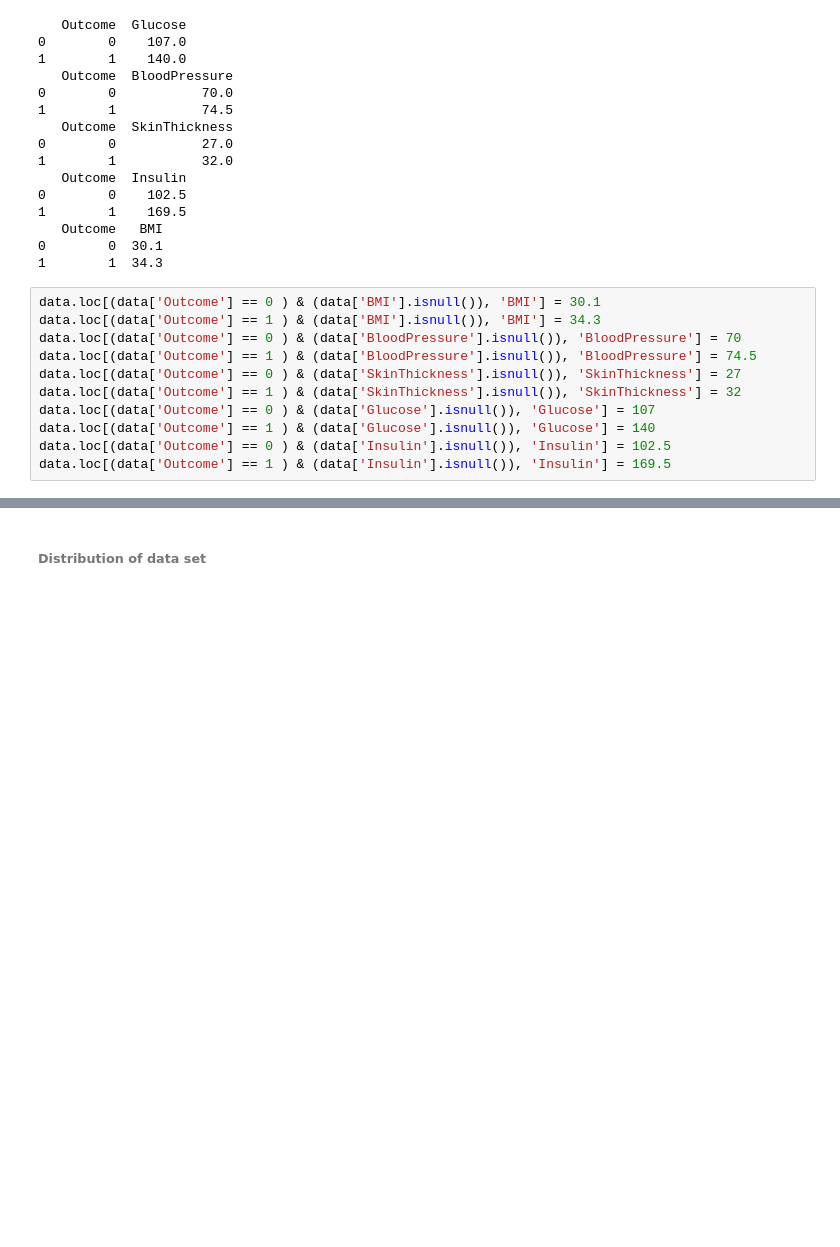
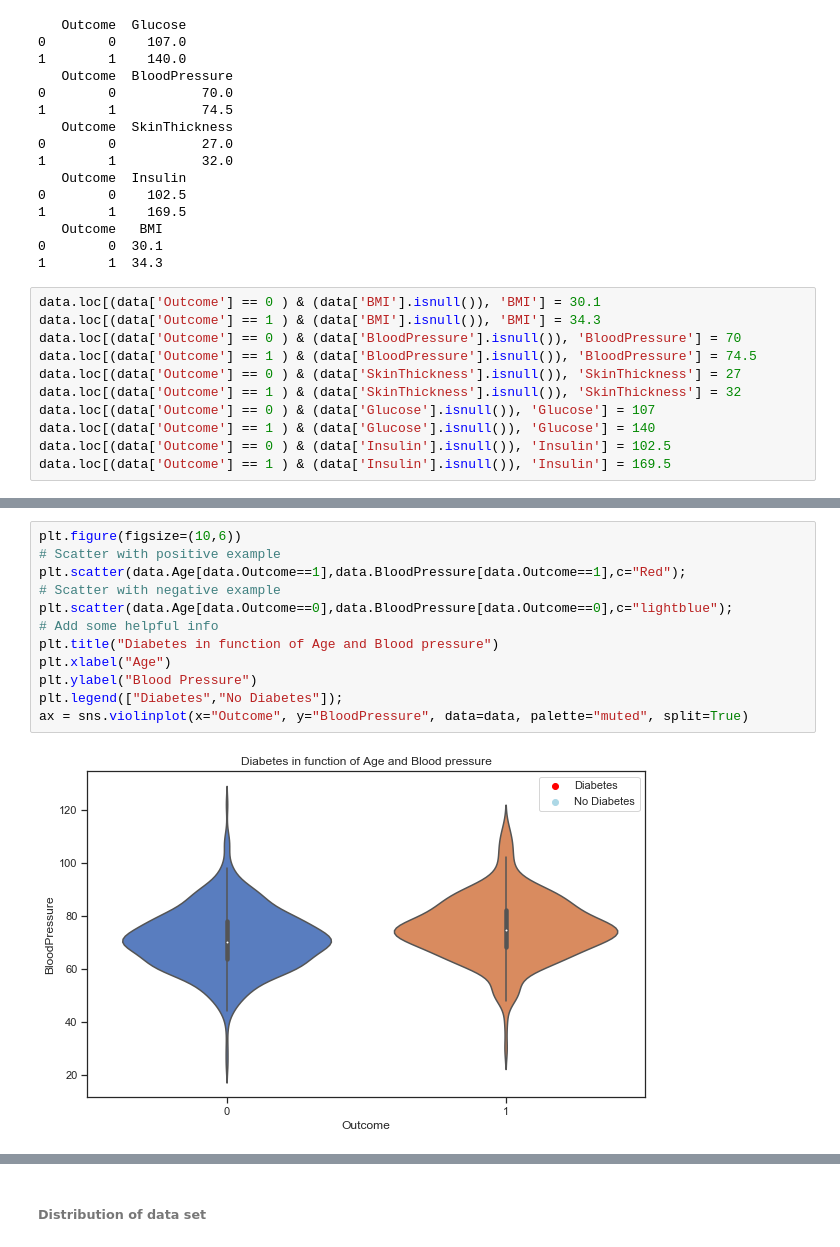
Before and after one commit to mayurraj876/Diabetes-Prediction, a Jupyter notebook: PROJECT.ipynb, the cells around one changed output, grey strips where cells are left out. Saved outputs shown, nothing was run; the diff lists cells and outputs as text; blank space fills up the shorter version.

```diff
--- a/PROJECT.ipynb
+++ b/PROJECT.ipynb
@@ -119,3 +141,17 @@ None
+# %%
+plt.figure(figsize=(10,6))
+# Scatter with positive example
+plt.scatter(data.Age[data.Outcome==1],data.BloodPressure[data.Outcome==1],c="Red");
+# Scatter with negative example
+plt.scatter(data.Age[data.Outcome==0],data.BloodPressure[data.Outcome==0],c="lightblue");
+# Add some helpful info
+plt.title("Diabetes in function of Age and Blood pressure")
+plt.xlabel("Age")
+plt.ylabel("Blood Pressure")
+plt.legend(["Diabetes","No Diabetes"]);
+ax = sns.violinplot(x="Outcome", y="BloodPressure", data=data, palette="muted", split=True)
+# %% [output]
+[figure, added]
 # %%
 ## It shows the correlation(positive,neagative) between different columns(only integer value columns)
 corr_matrix = data.corr()
```
Also changed, not shown: parts of 5 cells of this notebook.
